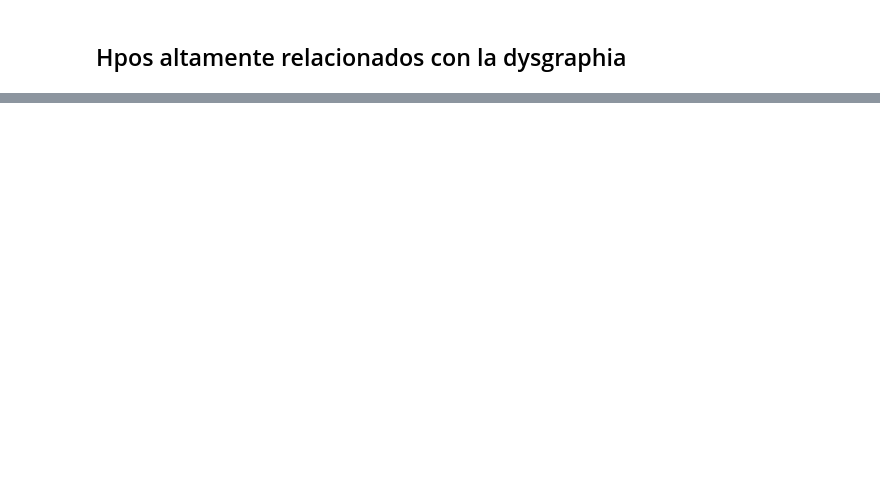
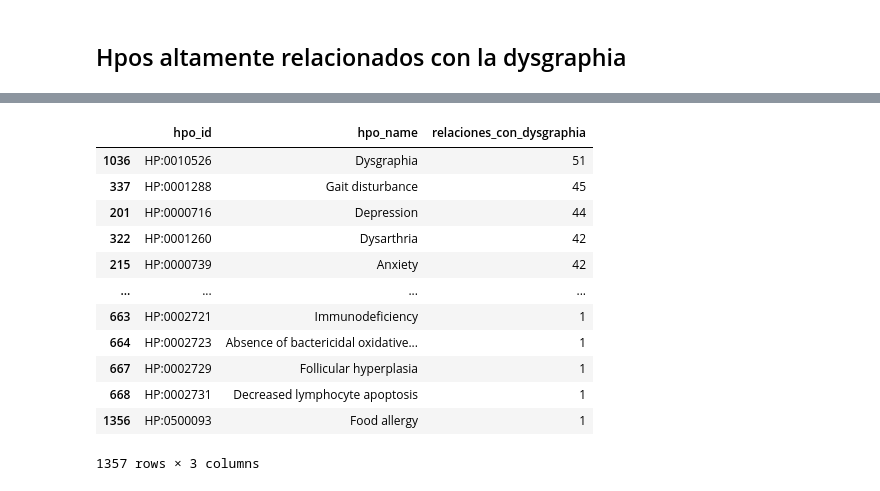
Before and after one commit to nmartinser/HPO_Dysgraphia, a Jupyter notebook: code/grafoGenes_asociado_hpo_dys.ipynb, the cells around one changed output, grey strips where cells are left out. Cells and saved outputs as stored; diff of their text form; code cells hidden in the pictures; blank space fills up the shorter version.

```diff
--- a/code/grafoGenes_asociado_hpo_dys.ipynb
+++ b/code/grafoGenes_asociado_hpo_dys.ipynb
@@ -204,7 +73,7 @@ parece que, el propio grafo no permite que dos hpos esten relacionados por mas d
 # %%
-#usamos la lista de nodos (que son los nodos a un paso del hpo , sacada de la pryeccion de hpos) y l
+#usamos la lista de nodos (que son los nodos a un paso del hpo , sacada de la pryeccion de hpos)
 lista_de_nodos = list(hpo_projection.nodes())
 df_un_paso=df[df['hpo_id'].isin(lista_de_nodos)]
-print(len(df_un_paso))
+## filtramos tambien con la lista de genes relacionados con la d
 df_un_paso=df_un_paso[df['gene_symbol'].isin(gene_projection.nodes())]
-print(len(df_un_paso))
+df_un_paso=df_un_paso[["ncbi_gene_id","gene_symbol","hpo_id","hpo_name"]].drop_duplicates()
@@ -214,4 +79,0 @@ print(len(df_un_paso))
-# %%
-##
-hpos_disg_df=df[df['hpo_id']=="HP:0010526"]
-df_un_paso['frequency'] = df_un_paso.groupby('hpo_id')['hpo_id'].transform('count')
@@ -222,0 +90,16 @@ df_un_paso.to_csv('nombre_archivo.csv', index=False)
+# %%
+resultado
+# %% [output]
+|  | hpo_id | hpo_name | relaciones_con_dysgraphia |
+| 1036 | HP:0010526 | Dysgraphia | 51 |
+| 337 | HP:0001288 | Gait disturbance | 45 |
+| 201 | HP:0000716 | Depression | 44 |
+| 322 | HP:0001260 | Dysarthria | 42 |
+| 215 | HP:0000739 | Anxiety | 42 |
+| ... | ... | ... | ... |
+| 663 | HP:0002721 | Immunodeficiency | 1 |
+| 664 | HP:0002723 | Absence of bactericidal oxidative... | 1 |
+| 667 | HP:0002729 | Follicular hyperplasia | 1 |
+| 668 | HP:0002731 | Decreased lymphocyte apoptosis | 1 |
+| 1356 | HP:0500093 | Food allergy | 1 |
+1357 rows × 3 columns
```
Also changed, not shown: parts of 39 cells of this notebook.
